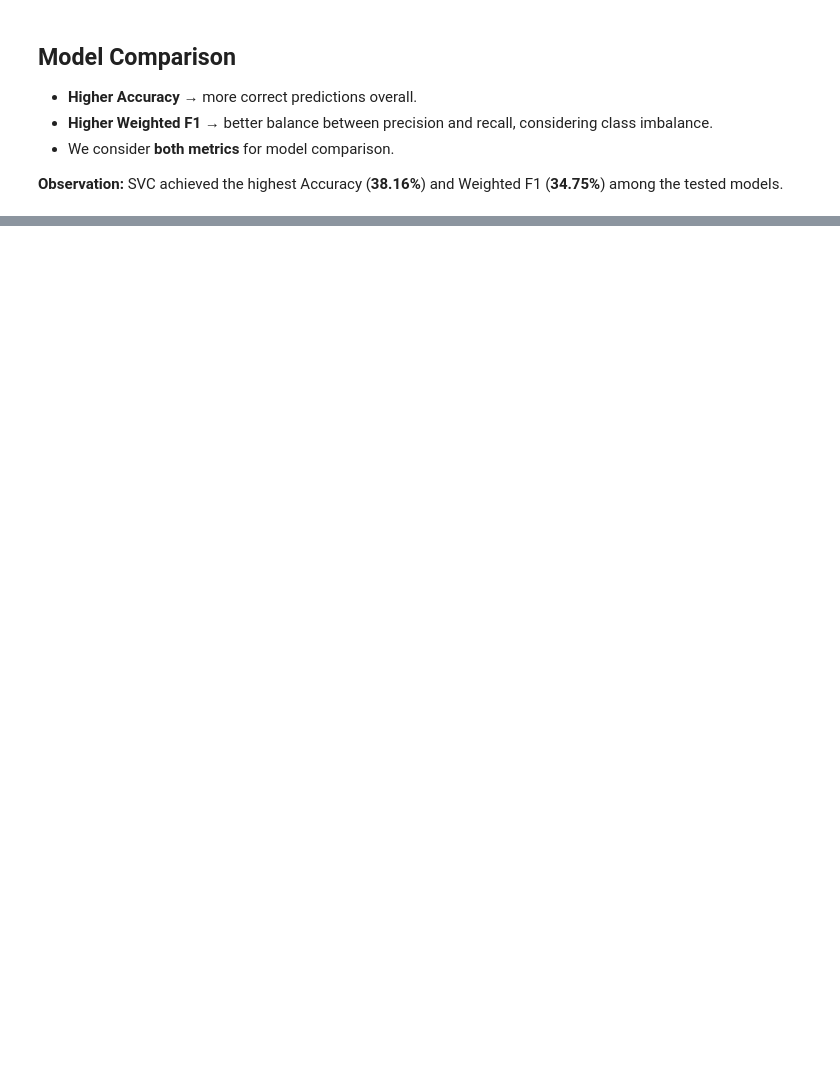
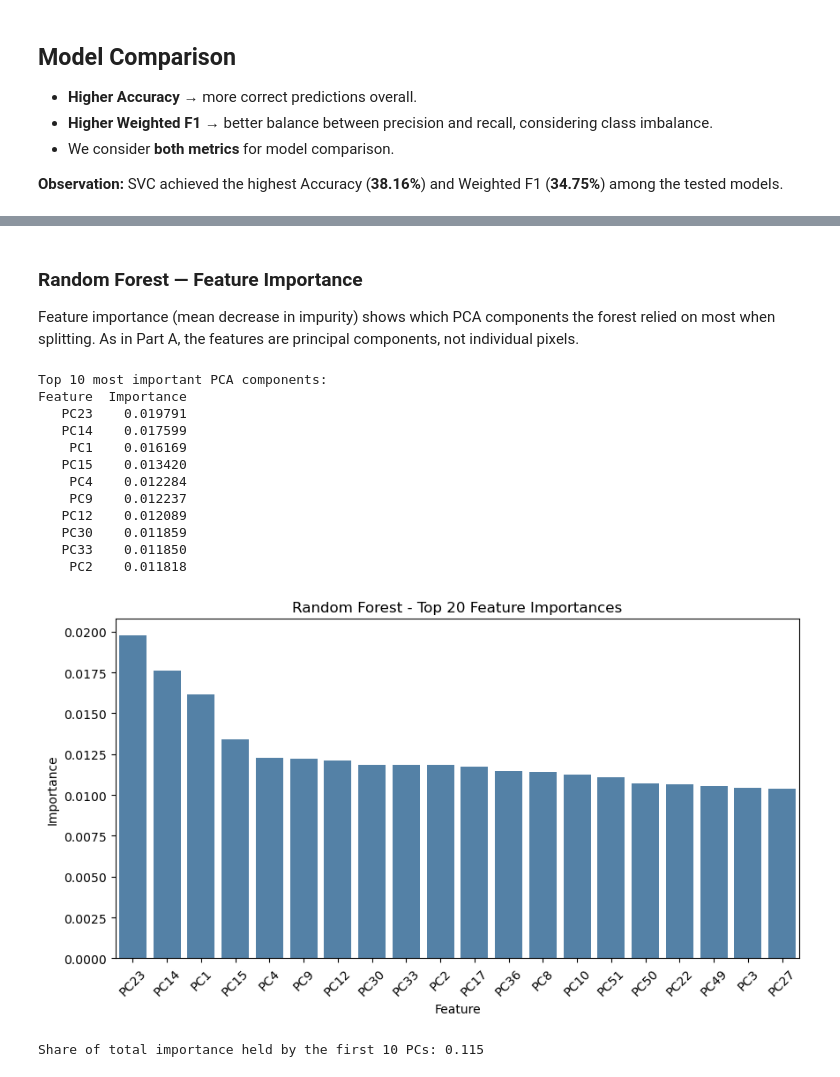
Before and after one commit to AishwaryaSande/ML-Capstone-Project, a Jupyter notebook: notebooks/01_Classification_Emotion.ipynb, the cells around one changed output, grey strips where cells are left out. Cells and saved outputs as stored; diff of their text form; code cells hidden in the pictures; blank space fills up the shorter version.

```diff
--- a/notebooks/01_Classification_Emotion.ipynb
+++ b/notebooks/01_Classification_Emotion.ipynb
@@ -1370,0 +1558,36 @@ comparison
+# %% [markdown]
+### Random Forest — Feature Importance
+
+Feature importance (mean decrease in impurity) shows which PCA components the forest relied on most when splitting. As in Part A, the features are principal components, not individual pixels.
+# %%
+rf_importance = pd.DataFrame({
+    "Feature": [f"PC{i+1}" for i in range(X_train_pca.shape[1])],
+    "Importance": rf_model.feature_importances_
+}).sort_values("Importance", ascending=False)
+
+print("Top 10 most important PCA components:")
+print(rf_importance.head(10).to_string(index=False))
+
+plt.figure(figsize=(10, 5))
+sns.barplot(data=rf_importance.head(20), x="Feature", y="Importance", color="steelblue")
+plt.title("Random Forest - Top 20 Feature Importances")
+plt.xticks(rotation=45)
+plt.show()
+
+print("\nShare of total importance held by the first 10 PCs:",
+      round(rf_model.feature_importances_[:10].sum(), 3))
+# %% [output]
+Top 10 most important PCA components:
+Feature  Importance
+   PC23    0.019791
+   PC14    0.017599
+    PC1    0.016169
+   PC15    0.013420
+    PC4    0.012284
+    PC9    0.012237
+   PC12    0.012089
+   PC30    0.011859
+   PC33    0.011850
+    PC2    0.011818
+[figure, added]
+Share of total importance held by the first 10 PCs: 0.115
```
Also changed, not shown: parts of 52 cells of this notebook.
